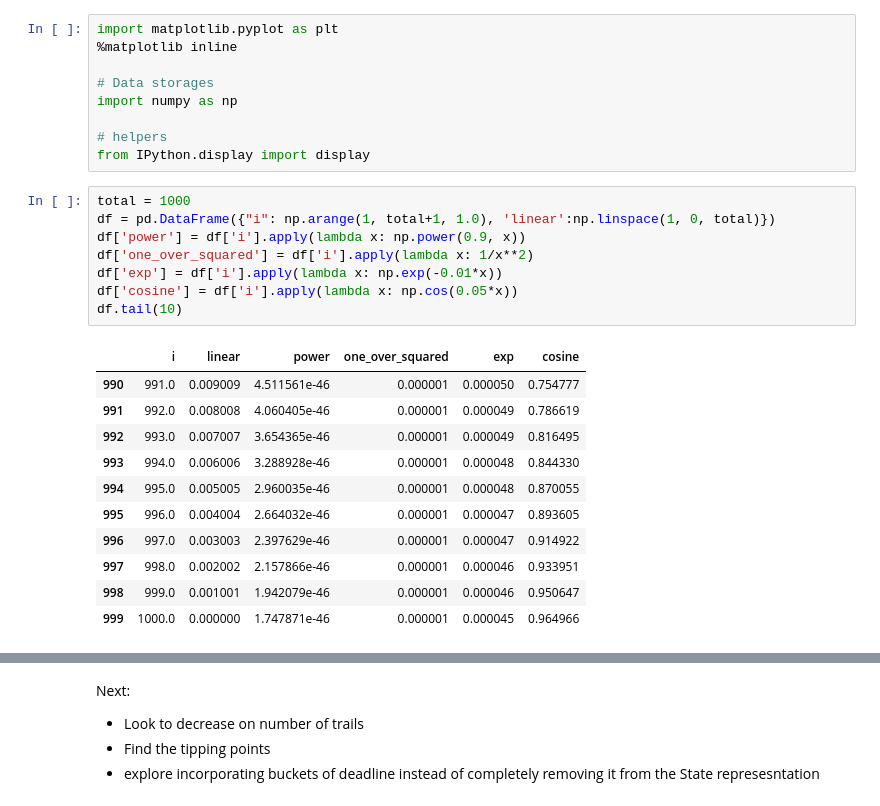
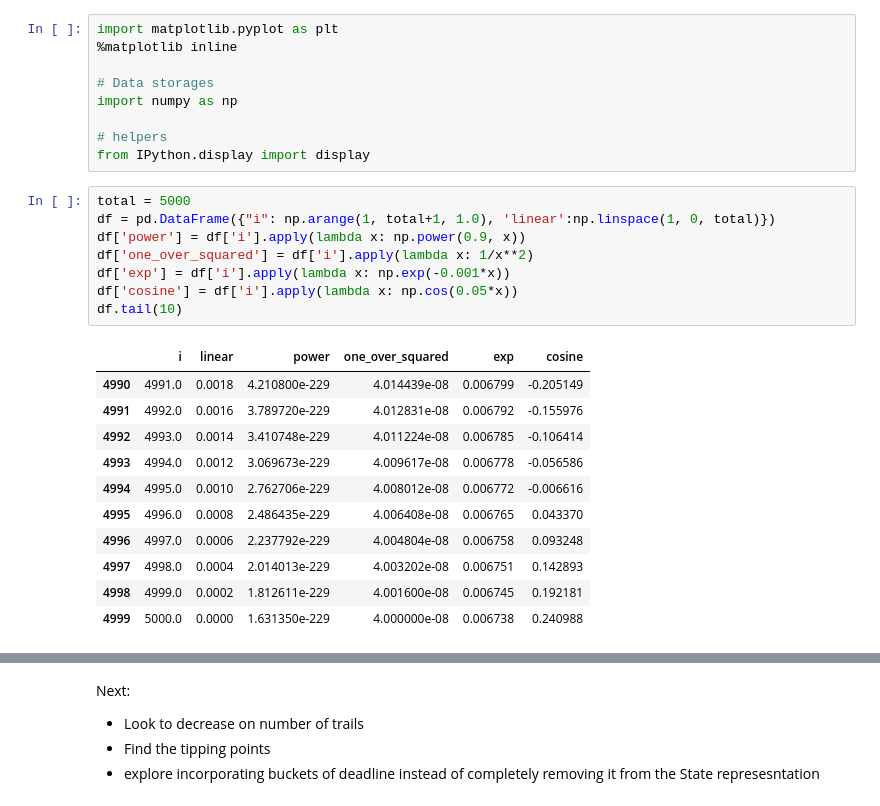
Before and after one commit to cjammi/machine-learning, a Jupyter notebook: projects/smartcab/smartcab.ipynb, the cells around one changed output, grey strips where cells are left out. Drawn from its saved outputs; the diff is of its cells as text.

```diff
--- a/projects/smartcab/smartcab.ipynb
+++ b/projects/smartcab/smartcab.ipynb
@@ -394,22 +395,22 @@ import numpy as np
 # helpers
 from IPython.display import display
 # %%
-total = 1000
+total = 5000
 df = pd.DataFrame({"i": np.arange(1, total+1, 1.0), 'linear':np.linspace(1, 0, total)})
 df['power'] = df['i'].apply(lambda x: np.power(0.9, x))
 df['one_over_squared'] = df['i'].apply(lambda x: 1/x**2)
-df['exp'] = df['i'].apply(lambda x: np.exp(-0.01*x))
+df['exp'] = df['i'].apply(lambda x: np.exp(-0.001*x))
 df['cosine'] = df['i'].apply(lambda x: np.cos(0.05*x))
 df.tail(10)
 # %% [output]
 |  | i | linear | power | one_over_squared | exp | cosine |
-| 990 | 991.0 | 0.009009 | 4.511561e-46 | 0.000001 | 0.000050 | 0.754777 |
-| 991 | 992.0 | 0.008008 | 4.060405e-46 | 0.000001 | 0.000049 | 0.786619 |
-| 992 | 993.0 | 0.007007 | 3.654365e-46 | 0.000001 | 0.000049 | 0.816495 |
-| 993 | 994.0 | 0.006006 | 3.288928e-46 | 0.000001 | 0.000048 | 0.844330 |
-| 994 | 995.0 | 0.005005 | 2.960035e-46 | 0.000001 | 0.000048 | 0.870055 |
-| 995 | 996.0 | 0.004004 | 2.664032e-46 | 0.000001 | 0.000047 | 0.893605 |
-| 996 | 997.0 | 0.003003 | 2.397629e-46 | 0.000001 | 0.000047 | 0.914922 |
-| 997 | 998.0 | 0.002002 | 2.157866e-46 | 0.000001 | 0.000046 | 0.933951 |
-| 998 | 999.0 | 0.001001 | 1.942079e-46 | 0.000001 | 0.000046 | 0.950647 |
-| 999 | 1000.0 | 0.000000 | 1.747871e-46 | 0.000001 | 0.000045 | 0.964966 |
+| 4990 | 4991.0 | 0.0018 | 4.210800e-229 | 4.014439e-08 | 0.006799 | -0.205149 |
+| 4991 | 4992.0 | 0.0016 | 3.789720e-229 | 4.012831e-08 | 0.006792 | -0.155976 |
+| 4992 | 4993.0 | 0.0014 | 3.410748e-229 | 4.011224e-08 | 0.006785 | -0.106414 |
+| 4993 | 4994.0 | 0.0012 | 3.069673e-229 | 4.009617e-08 | 0.006778 | -0.056586 |
+| 4994 | 4995.0 | 0.0010 | 2.762706e-229 | 4.008012e-08 | 0.006772 | -0.006616 |
+| 4995 | 4996.0 | 0.0008 | 2.486435e-229 | 4.006408e-08 | 0.006765 | 0.043370 |
+| 4996 | 4997.0 | 0.0006 | 2.237792e-229 | 4.004804e-08 | 0.006758 | 0.093248 |
+| 4997 | 4998.0 | 0.0004 | 2.014013e-229 | 4.003202e-08 | 0.006751 | 0.142893 |
+| 4998 | 4999.0 | 0.0002 | 1.812611e-229 | 4.001600e-08 | 0.006745 | 0.192181 |
+| 4999 | 5000.0 | 0.0000 | 1.631350e-229 | 4.000000e-08 | 0.006738 | 0.240988 |
```
Also changed, not shown: parts of 30 cells of this notebook, 1 other file.
